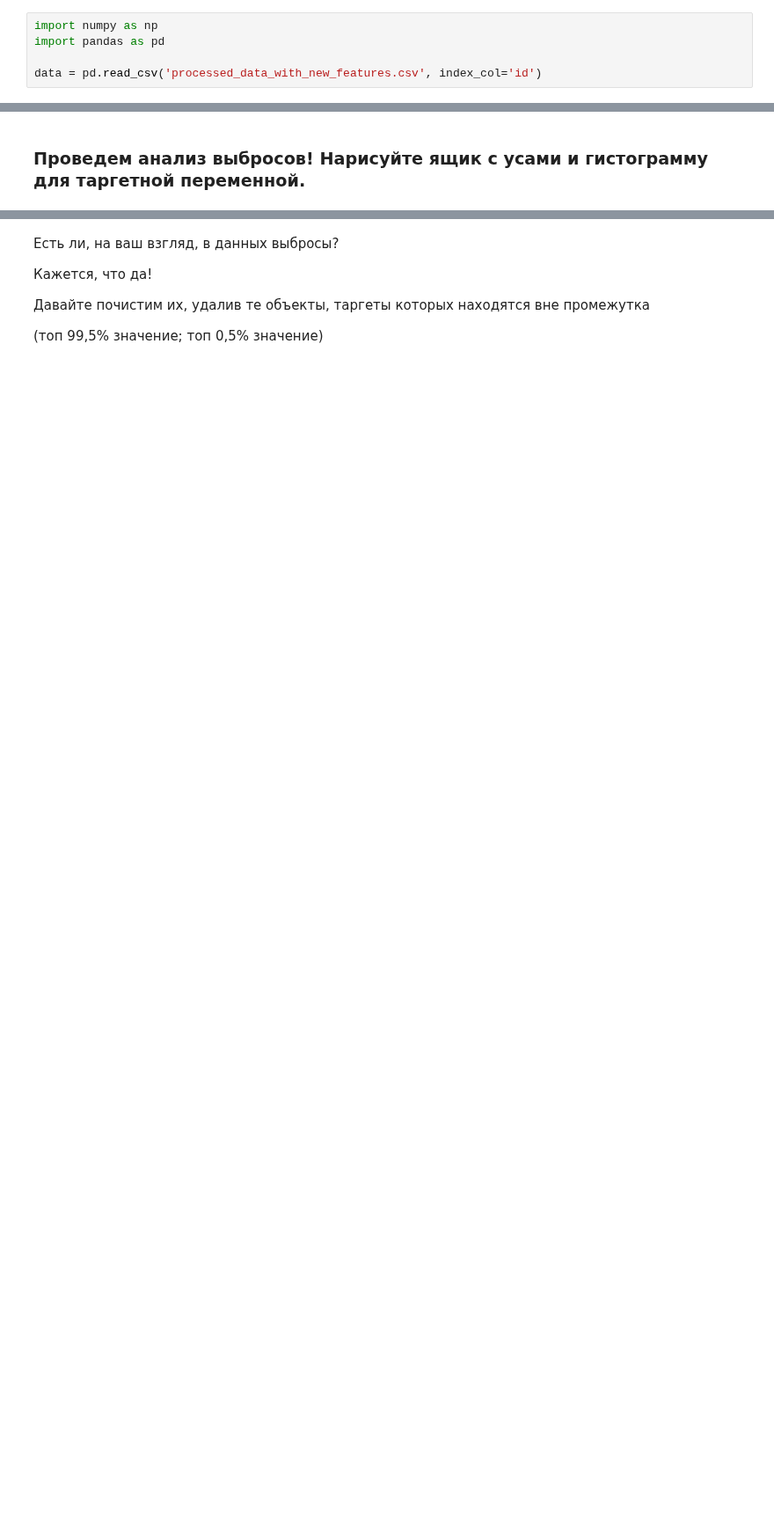
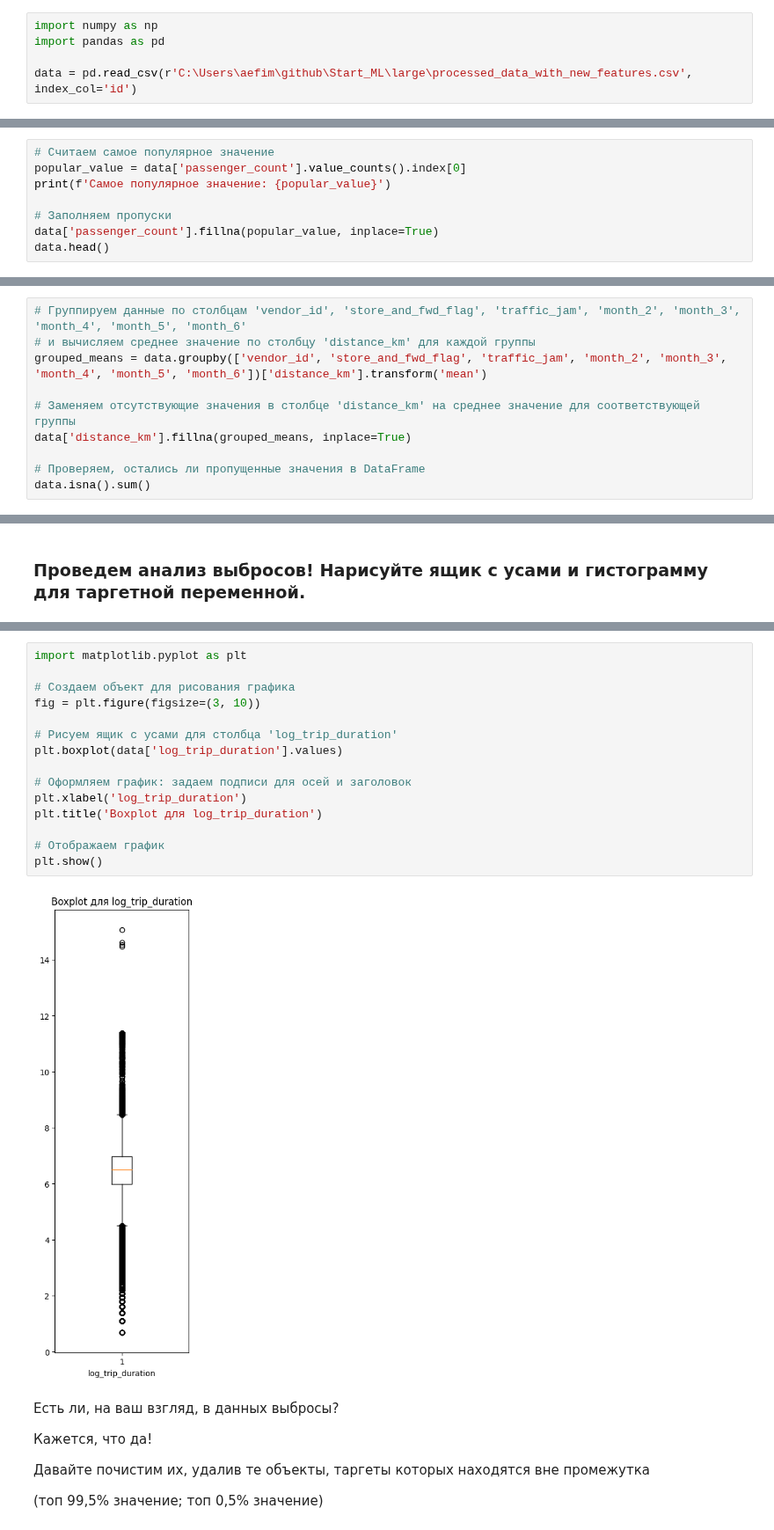
Before and after one commit to Alexey3250/Start_ML, a Jupyter notebook: Machine_learning/8_tips/HW_8.ipynb, the cells around one changed output, grey strips where cells are left out. Shown at 88% size. Saved outputs shown, nothing was run; the diff lists cells and outputs as text; blank space fills up the shorter version.

```diff
--- a/Machine_learning/8_tips/HW_8.ipynb
+++ b/Machine_learning/8_tips/HW_8.ipynb
@@ -4,7 +4,7 @@
 import numpy as np
 import pandas as pd
 
-data = pd.read_csv('processed_data_with_new_features.csv', index_col='id')
+data = pd.read_csv(r'C:\Users\aefim\github\Start_ML\large\processed_data_with_new_features.csv', index_col='id')
 # %%
 data.head()
 # %% [output]
@@ -31,0 +97,8 @@ data.head()
+# %%
+# Считаем самое популярное значение
+popular_value = data['passenger_count'].value_counts().index[0]
+print(f'Самое популярное значение: {popular_value}')
+
+# Заполняем пропуски
+data['passenger_count'].fillna(popular_value, inplace=True)
+data.head()
@@ -58,0 +152,10 @@ P.S. Колонки выбраны случайным образом. Можно
+# %%
+# Группируем данные по столбцам 'vendor_id', 'store_and_fwd_flag', 'traffic_jam', 'month_2', 'month_3', 'month_4', 'month_5', 'month_6'
+# и вычисляем среднее значение по столбцу 'distance_km' для каждой группы
+grouped_means = data.groupby(['vendor_id', 'store_and_fwd_flag', 'traffic_jam', 'month_2', 'month_3', 'month_4', 'month_5', 'month_6'])['distance_km'].transform('mean')
+
+# Заменяем отсутствующие значения в столбце 'distance_km' на среднее значение для соответствующей группы
+data['distance_km'].fillna(grouped_means, inplace=True)
+
+# Проверяем, остались ли пропущенные значения в DataFrame
+data.isna().sum()
@@ -78,3 +207,20 @@ import matplotlib.pyplot as plt
+# %%
+import matplotlib.pyplot as plt
+
+# Создаем объект для рисования графика
+fig = plt.figure(figsize=(3, 10))
+
+# Рисуем ящик с усами для столбца 'log_trip_duration'
+plt.boxplot(data['log_trip_duration'].values)
+
+# Оформляем график: задаем подписи для осей и заголовок
+plt.xlabel('log_trip_duration')
+plt.title('Boxplot для log_trip_duration')
+
+# Отображаем график
+plt.show()
+# %% [output]
+[figure, added]
 # %% [markdown]
 Есть ли, на ваш взгляд, в данных выбросы?
 
```
Also changed, not shown: parts of 21 cells of this notebook, 1 other file.
